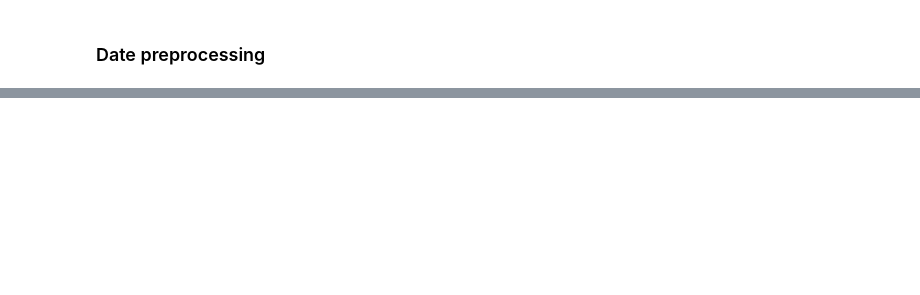
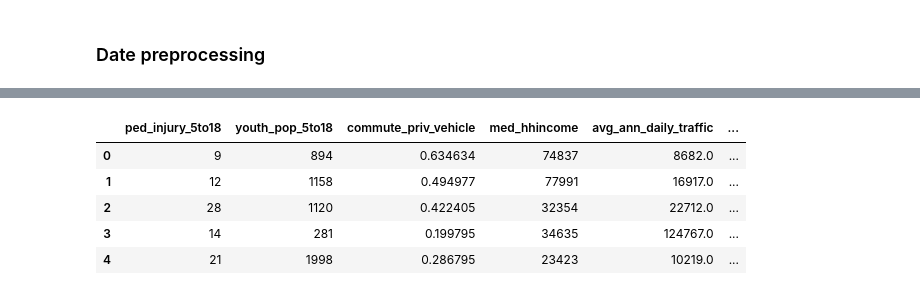
Before and after one commit to KatinkaKlepsch/model_based_ML, a Jupyter notebook: exploratory notebook.ipynb, the cells around one changed output, grey strips where cells are left out. Drawn from its saved outputs; the diff is of its cells as text; code cells hidden in the pictures; blank space fills up the shorter version.

```diff
--- a/exploratory notebook.ipynb
+++ b/exploratory notebook.ipynb
@@ -10,10 +10,12 @@ import pandas as pd   # We import Pandas!
 from matplotlib import pyplot as plt
 from sklearn import linear_model
 import torch
+import seaborn as sns
 
 
 df_acc = pd.read_csv("data/bym_nyc_study.csv")
-df_census = pd.read_csv("data/nyc_census_tracts.csv")
+df_census = pd.read_csv("data/nyc_census_tracts.csv",index_col=0)
+blocks = pd.read_csv('data/census_block_loc.csv')
 
 
 # Data sources:
@@ -236,0 +100,12 @@ for triaxis in axes:
+# %%
+# Distribution of predustrian injuries versus events
+
+df_viz['youth_pop_5to18']
+df_viz.head()
+# %% [output]
+|  | ped_injury_5to18 | youth_pop_5to18 | commute_priv_vehicle | med_hhincome | avg_ann_daily_traffic | ... |
+| 0 | 9 | 894 | 0.634634 | 74837 | 8682.0 | ... |
+| 1 | 12 | 1158 | 0.494977 | 77991 | 16917.0 | ... |
+| 2 | 28 | 1120 | 0.422405 | 32354 | 22712.0 | ... |
+| 3 | 14 | 281 | 0.199795 | 34635 | 124767.0 | ... |
+| 4 | 21 | 1998 | 0.286795 | 23423 | 10219.0 | ... |
```
Also changed, not shown: parts of 26 cells of this notebook, 4 other files.
